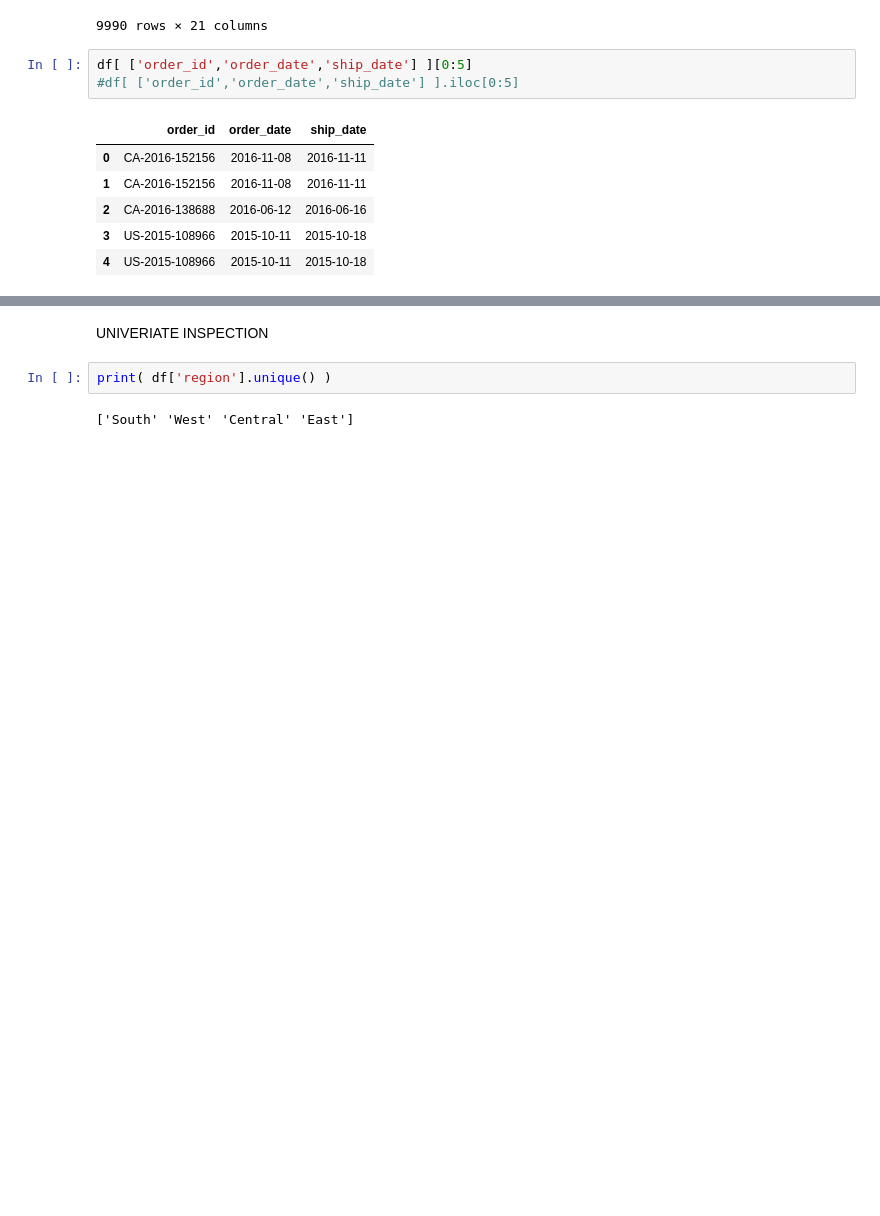
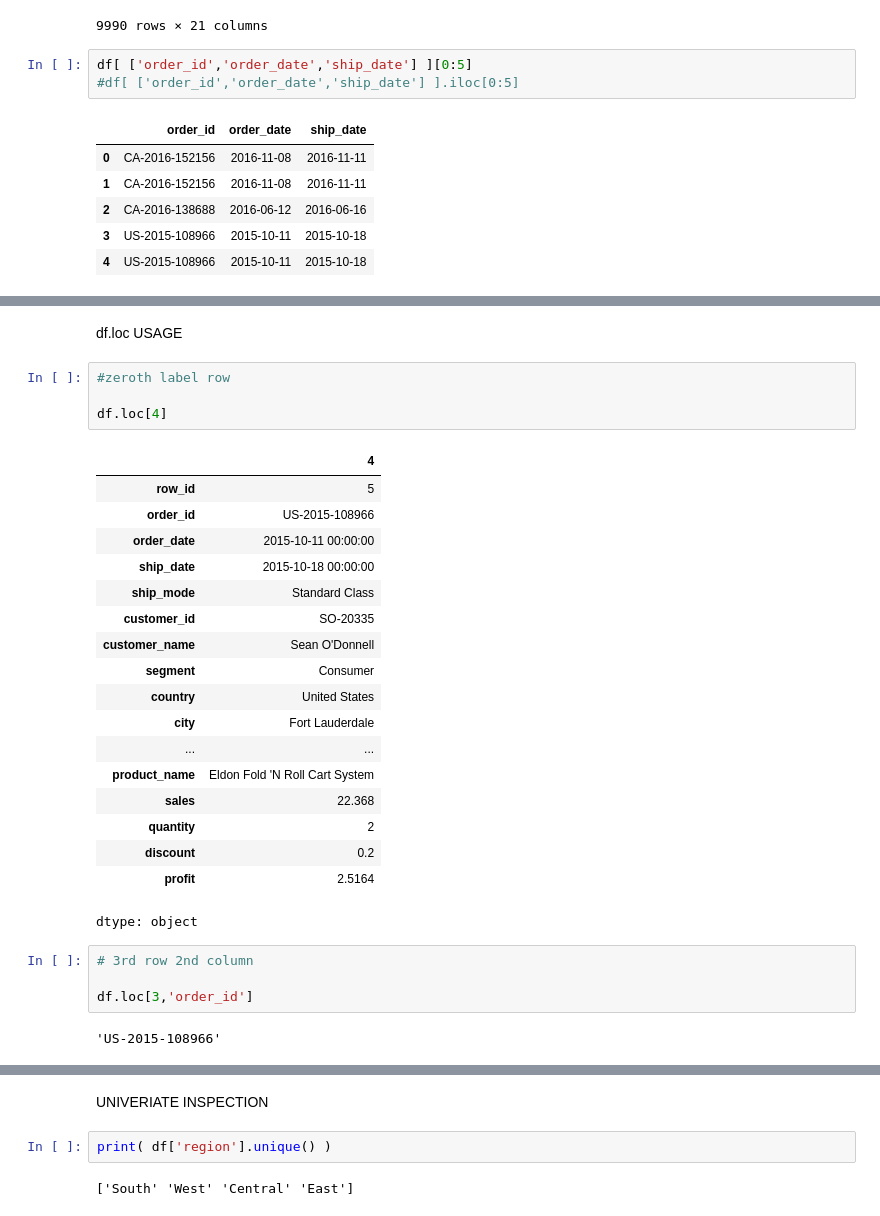
Before and after one commit to Sru-j/daily_lab_activities, a Jupyter notebook: data_load_url.ipynb, the cells around one changed output, grey strips where cells are left out. Cells and saved outputs as stored; diff of their text form; blank space fills up the shorter version.

```diff
--- a/data_load_url.ipynb
+++ b/data_load_url.ipynb
@@ -298,0 +338,31 @@ df[ ['order_id','order_date','ship_date'] ][0:5]
+# %% [markdown]
+df.loc USAGE
+# %%
+#zeroth label row
+
+df.loc[4]
+# %% [output]
+|  | 4 |
+| row_id | 5 |
+| order_id | US-2015-108966 |
+| order_date | 2015-10-11 00:00:00 |
+| ship_date | 2015-10-18 00:00:00 |
+| ship_mode | Standard Class |
+| customer_id | SO-20335 |
+| customer_name | Sean O'Donnell |
+| segment | Consumer |
+| country | United States |
+| city | Fort Lauderdale |
+| ... | ... |
+| product_name | Eldon Fold 'N Roll Cart System |
+| sales | 22.368 |
+| quantity | 2 |
+| discount | 0.2 |
+| profit | 2.5164 |
+dtype: object
+# %%
+# 3rd row 2nd column
+
+df.loc[3,'order_id']
+# %% [output]
+'US-2015-108966'
```
Also changed, not shown: parts of 6 cells of this notebook.
